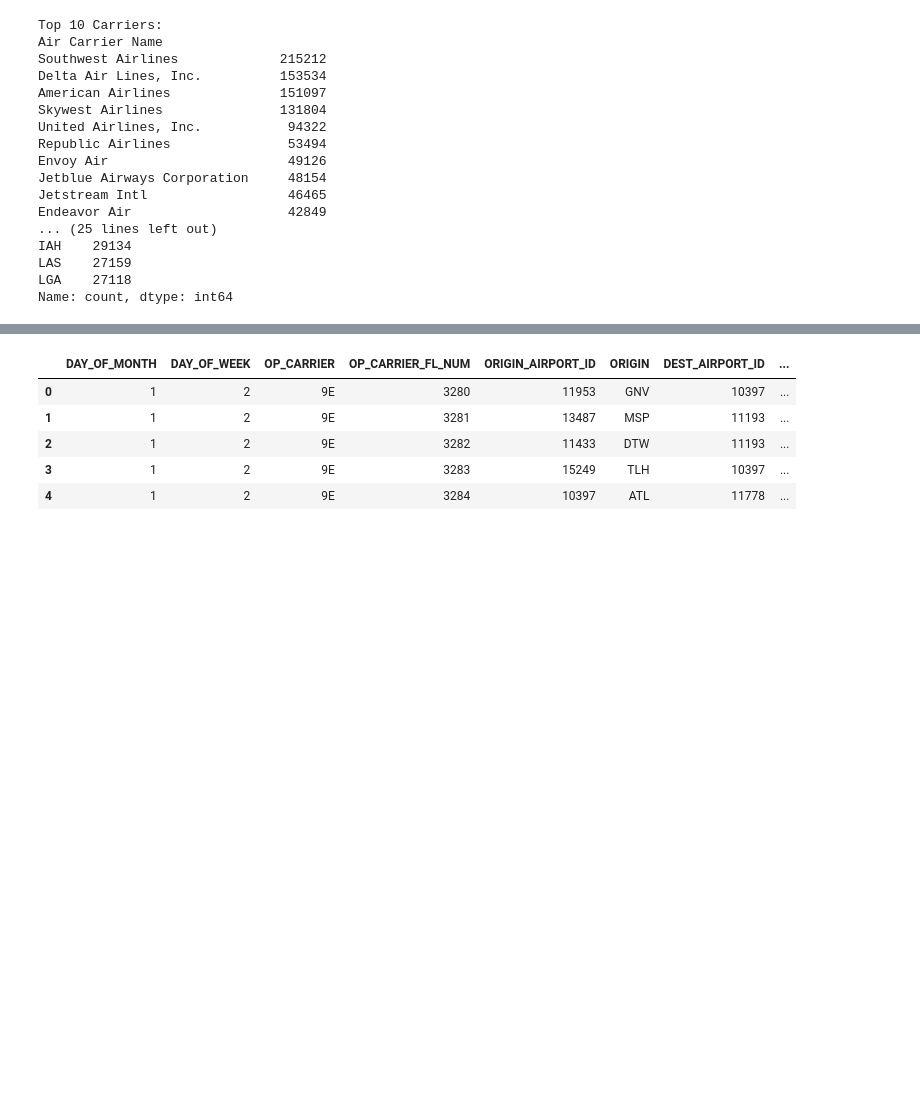
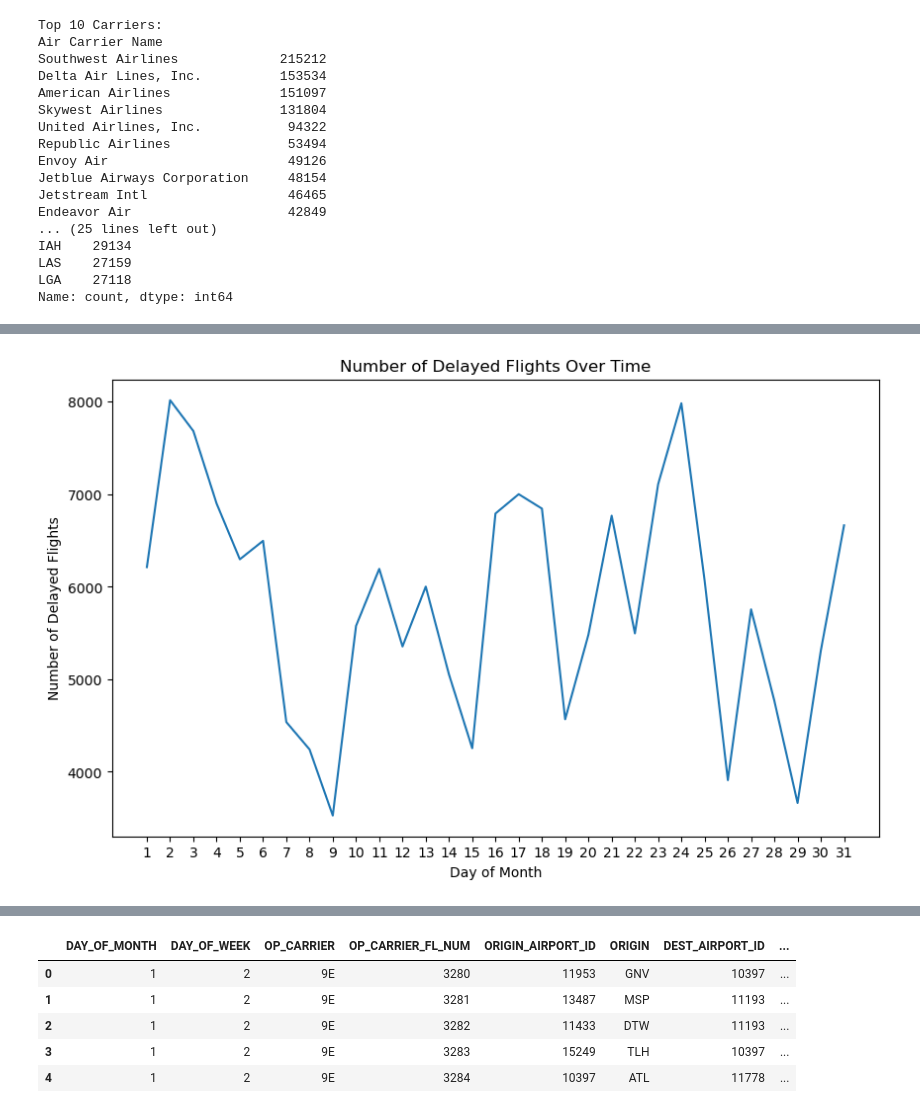
Before and after one commit to mezamateoj/Flight-Delay-Prediction, a Jupyter notebook: notebooks/EDA.ipynb, the cells around one changed output, grey strips where cells are left out. Drawn from its saved outputs; the diff is of its cells as text; code cells hidden in the pictures; blank space fills up the shorter version.

```diff
--- a/notebooks/EDA.ipynb
+++ b/notebooks/EDA.ipynb
@@ -154,0 +240,3 @@ Name: count, dtype: int64
+# %%
+delayed_flights_by_month = df[df['DEP_DEL15'] == 1].groupby('DAY_OF_MONTH').size()
+delayed_flights_by_month.sort_values(ascending=False)
@@ -154,0 +261,11 @@ Name: count, dtype: int64
+# %%
+# Plot the results
+plt.figure(figsize=(10, 6))
+plt.plot(delayed_flights_by_month)
+plt.title('Number of Delayed Flights Over Time')
+plt.xlabel('Day of Month')
+plt.ylabel('Number of Delayed Flights')
+plt.xticks(ticks=range(1, 32), labels=[x for x in range(1, 32)])
+plt.show()
+# %% [output]
+[figure, added]
```
Also changed, not shown: parts of 14 cells of this notebook, 4 other files.
